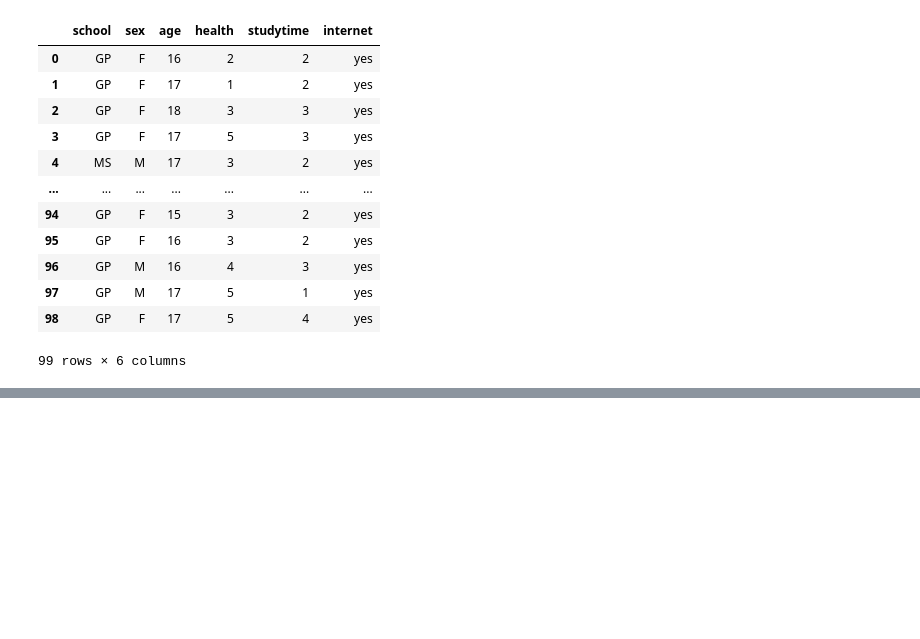
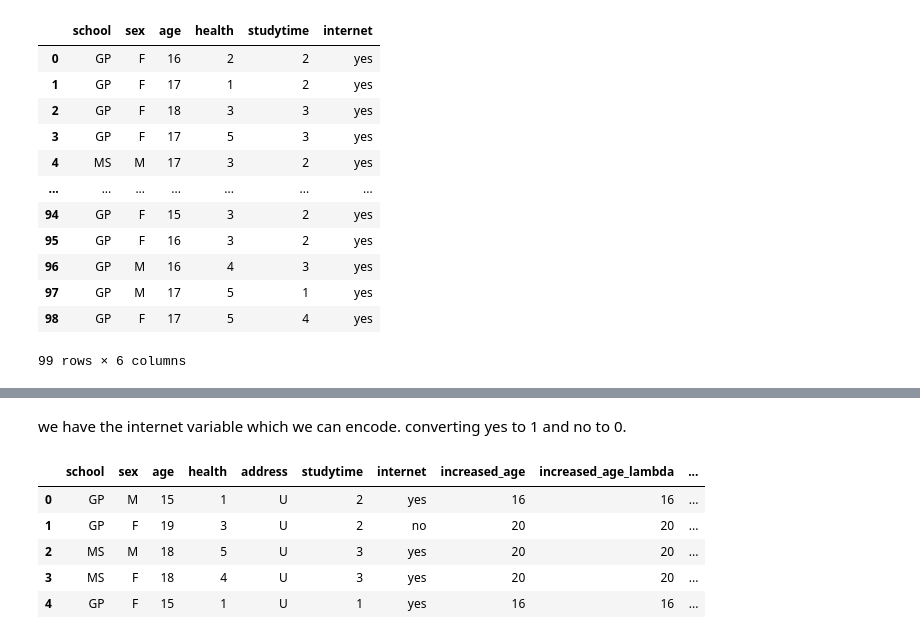
Before and after one commit to Harshraj77/data_science_and_ml_learning, a Jupyter notebook: pandas/zero_to_hero.ipynb, the cells around one changed output, grey strips where cells are left out. Cells and saved outputs as stored; diff of their text form; code cells hidden in the pictures; blank space fills up the shorter version.

Commit message:
added map and apply functions

```diff
--- a/pandas/zero_to_hero.ipynb
+++ b/pandas/zero_to_hero.ipynb
@@ -573,0 +620,13 @@ df.reset_index(drop=True)
+# %%
+# lets define a function for that first
+def increaseAge(age):
+    if age%2 ==0:
+        return age+2
+    else:
+        return age+1
+# %%
+# we will map the function to age column and assign a new column called new age
+df['increased_age'] = df['age'].apply(increaseAge)
+# %%
+# doing the same with a lambda fucntion
+df['increased_age_lambda'] = df['age'].apply( lambda x: x+1 if x%2==1 else x+2)
@@ -573,0 +654,14 @@ df.reset_index(drop=True)
+# %% [markdown]
+we have the internet variable which we can encode.
+converting yes to 1 and no to 0.
+# %%
+#encoding internet
+df['encoded_internet'] = df['internet'].map({'yes': 1,'no':0})
+df.head()
+# %% [output]
+|  | school | sex | age | health | address | studytime | internet | increased_age | increased_age_lambda | ... |
+| 0 | GP | M | 15 | 1 | U | 2 | yes | 16 | 16 | ... |
+| 1 | GP | F | 19 | 3 | U | 2 | no | 20 | 20 | ... |
+| 2 | MS | M | 18 | 5 | U | 3 | yes | 20 | 20 | ... |
+| 3 | MS | F | 18 | 4 | U | 3 | yes | 20 | 20 | ... |
+| 4 | GP | F | 15 | 1 | U | 1 | yes | 16 | 16 | ... |
```
Also changed, not shown: parts of 13 cells of this notebook.
